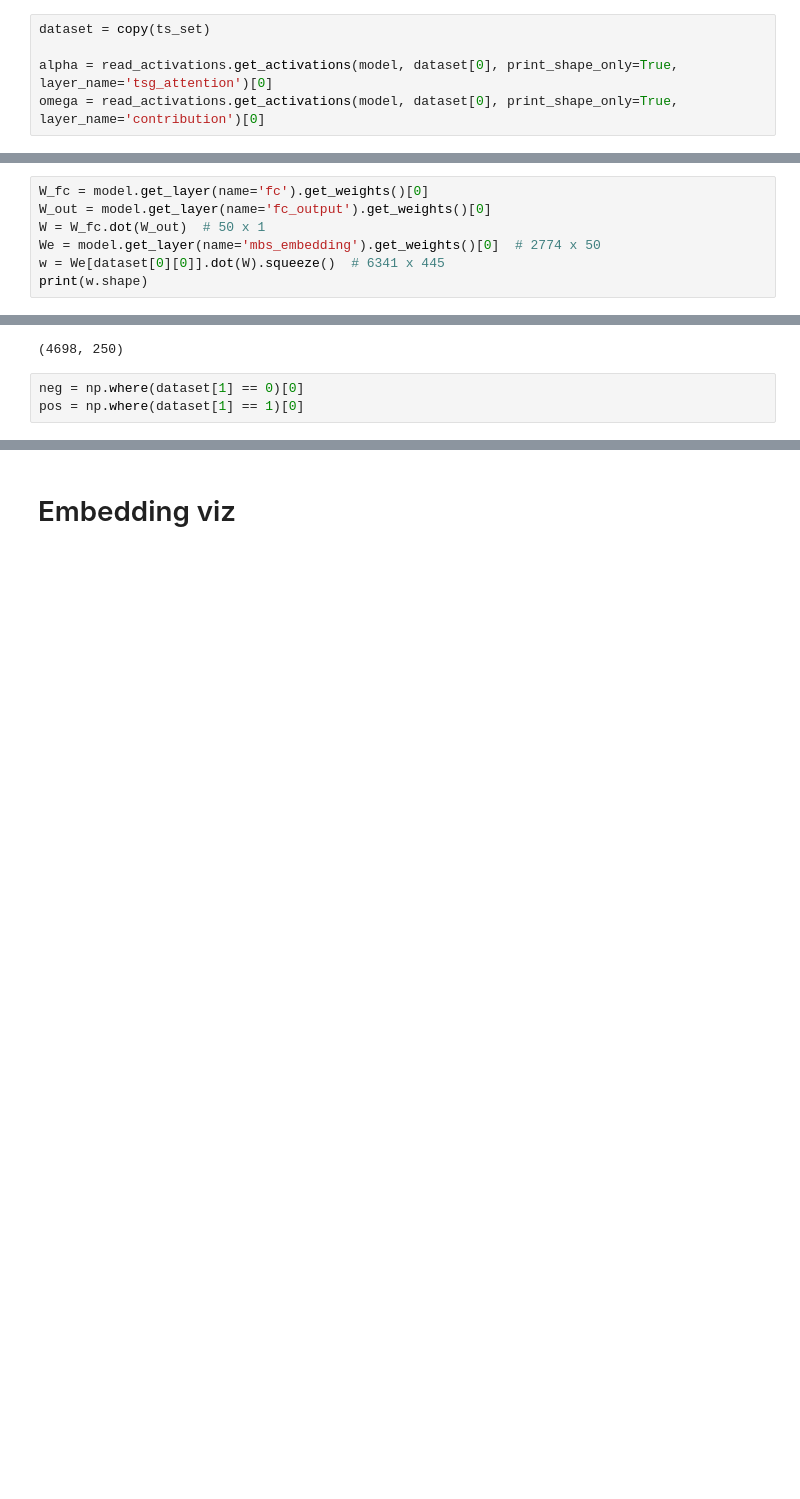
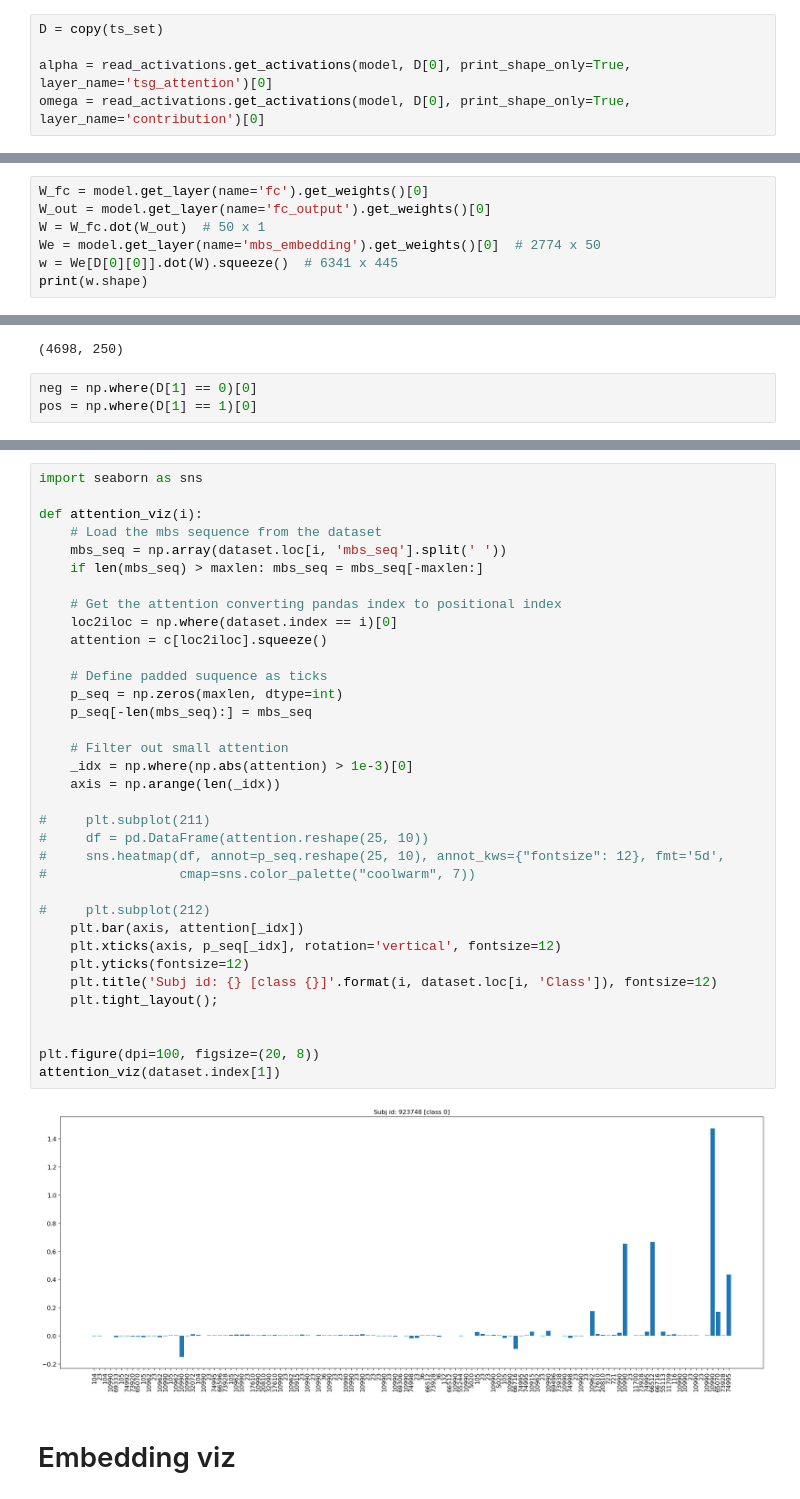
Before and after one commit to samuelefiorini/tangle, a Jupyter notebook: notebooks/embeddings/attention_viz.ipynb, the cells around one changed output, grey strips where cells are left out. Drawn from its saved outputs; the diff is of its cells as text; blank space fills up the shorter version.

```diff
--- a/notebooks/embeddings/attention_viz.ipynb
+++ b/notebooks/embeddings/attention_viz.ipynb
@@ -48,10 +59,10 @@ model.load_weights('../../tmp/auc_879/output_weights.h5')
 # %% [markdown]
 # Visualize the attention weights
 # %%
-dataset = copy(ts_set)
+D = copy(ts_set)
 
-alpha = read_activations.get_activations(model, dataset[0], print_shape_only=True, layer_name='tsg_attention')[0]
-omega = read_activations.get_activations(model, dataset[0], print_shape_only=True, layer_name='contribution')[0]
+alpha = read_activations.get_activations(model, D[0], print_shape_only=True, layer_name='tsg_attention')[0]
+omega = read_activations.get_activations(model, D[0], print_shape_only=True, layer_name='contribution')[0]
 # %% [output]
 ----- activations -----
 (4698, 250, 64)
@@ -62,7 +73,7 @@ W_fc = model.get_layer(name='fc').get_weights()[0]
 W_out = model.get_layer(name='fc_output').get_weights()[0]
 W = W_fc.dot(W_out)  # 50 x 1
 We = model.get_layer(name='mbs_embedding').get_weights()[0]  # 2774 x 50
-w = We[dataset[0][0]].dot(W).squeeze()  # 6341 x 445
+w = We[D[0][0]].dot(W).squeeze()  # 6341 x 445
 print(w.shape)
 # %% [output]
 (4698, 250)
@@ -78,8 +89,8 @@ print(c.shape)
 # %% [output]
 (4698, 250)
 # %%
-neg = np.where(dataset[1] == 0)[0]
-pos = np.where(dataset[1] == 1)[0]
+neg = np.where(D[1] == 0)[0]
+pos = np.where(D[1] == 1)[0]
 # %%
 def zero_to_nan(row, eps=1e-3):
     return [float('nan') if np.abs(x)<eps else x for x in row]
@@ -110,3 +130,40 @@ plt.tight_layout();
+# %%
+import seaborn as sns
+
+def attention_viz(i):
+    # Load the mbs sequence from the dataset
+    mbs_seq = np.array(dataset.loc[i, 'mbs_seq'].split(' '))
+    if len(mbs_seq) > maxlen: mbs_seq = mbs_seq[-maxlen:]
+
+    # Get the attention converting pandas index to positional index
+    loc2iloc = np.where(dataset.index == i)[0]
+    attention = c[loc2iloc].squeeze()
+
+    # Define padded suquence as ticks
+    p_seq = np.zeros(maxlen, dtype=int)
+    p_seq[-len(mbs_seq):] = mbs_seq
+
+    # Filter out small attention
+    _idx = np.where(np.abs(attention) > 1e-3)[0]
+    axis = np.arange(len(_idx))
+
+#     plt.subplot(211)
+#     df = pd.DataFrame(attention.reshape(25, 10))
+#     sns.heatmap(df, annot=p_seq.reshape(25, 10), annot_kws={"fontsize": 12}, fmt='5d',
+#                 cmap=sns.color_palette("coolwarm", 7))
+
+#     plt.subplot(212)
+    plt.bar(axis, attention[_idx])
+    plt.xticks(axis, p_seq[_idx], rotation='vertical', fontsize=12)
+    plt.yticks(fontsize=12)
+    plt.title('Subj id: {} [class {}]'.format(i, dataset.loc[i, 'Class']), fontsize=12)
+    plt.tight_layout();
+
+
+plt.figure(dpi=100, figsize=(20, 8))
+attention_viz(dataset.index[1])
+# %% [output]
+[figure, added]
 # %% [markdown]
 # Embedding viz
 # %%
```
Also changed, not shown: parts of 7 cells of this notebook, 2 other files.
